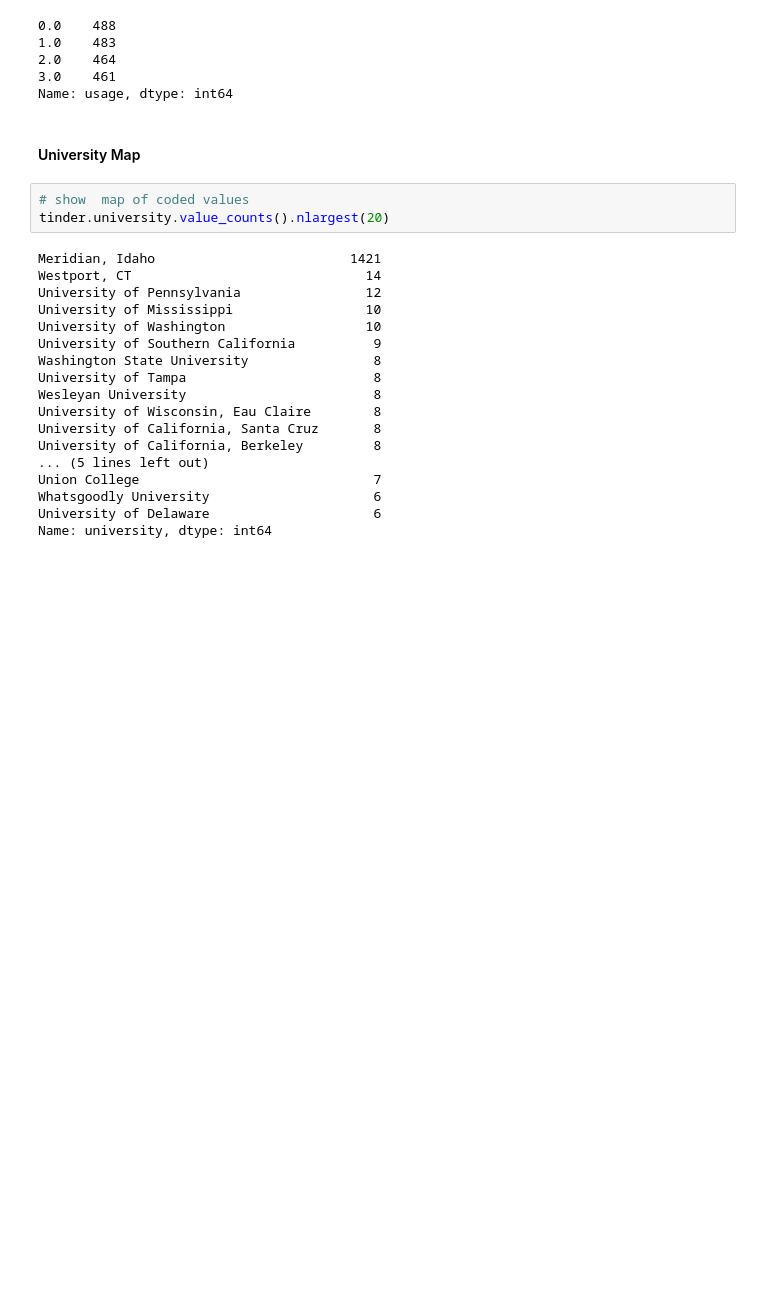
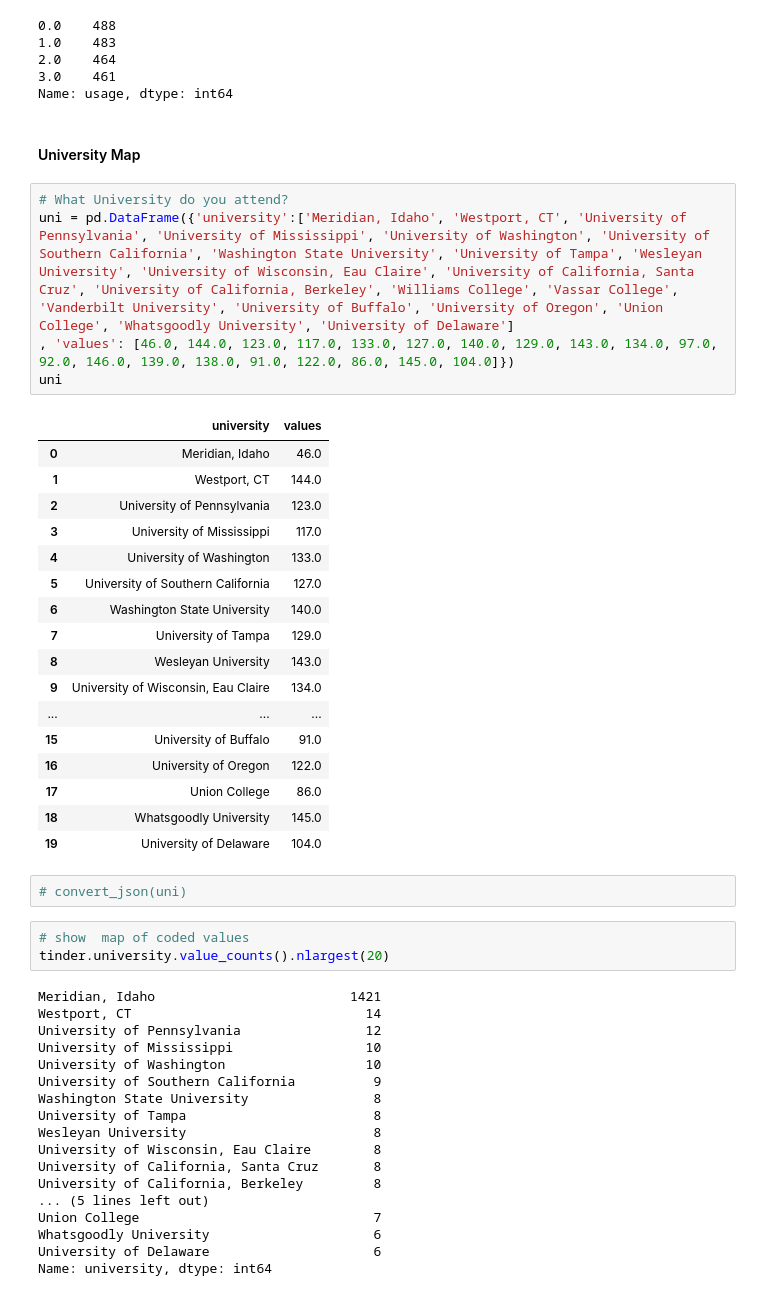
Before and after one commit to jodiambra/Code-Pudding-2, a Jupyter notebook: tinder.ipynb, the cells around one changed output. Cells and saved outputs as stored; diff of their text form; blank space fills up the shorter version.

```diff
--- a/tinder.ipynb
+++ b/tinder.ipynb
@@ -419,6 +421,31 @@ X.usage.value_counts()
 Name: usage, dtype: int64
 # %% [markdown]
 #### University Map
+# %%
+# What University do you attend?
+uni = pd.DataFrame({'university':['Meridian, Idaho', 'Westport, CT', 'University of Pennsylvania', 'University of Mississippi', 'University of Washington', 'University of Southern California', 'Washington State University', 'University of Tampa', 'Wesleyan University', 'University of Wisconsin, Eau Claire', 'University of California, Santa Cruz', 'University of California, Berkeley', 'Williams College', 'Vassar College', 'Vanderbilt University', 'University of Buffalo', 'University of Oregon', 'Union College', 'Whatsgoodly University', 'University of Delaware']
+, 'values': [46.0, 144.0, 123.0, 117.0, 133.0, 127.0, 140.0, 129.0, 143.0, 134.0, 97.0, 92.0, 146.0, 139.0, 138.0, 91.0, 122.0, 86.0, 145.0, 104.0]})
+uni
+# %% [output]
+|  | university | values |
+| 0 | Meridian, Idaho | 46.0 |
+| 1 | Westport, CT | 144.0 |
+| 2 | University of Pennsylvania | 123.0 |
+| 3 | University of Mississippi | 117.0 |
+| 4 | University of Washington | 133.0 |
+| 5 | University of Southern California | 127.0 |
+| 6 | Washington State University | 140.0 |
+| 7 | University of Tampa | 129.0 |
+| 8 | Wesleyan University | 143.0 |
+| 9 | University of Wisconsin, Eau Claire | 134.0 |
+| ... | ... | ... |
+| 15 | University of Buffalo | 91.0 |
+| 16 | University of Oregon | 122.0 |
+| 17 | Union College | 86.0 |
+| 18 | Whatsgoodly University | 145.0 |
+| 19 | University of Delaware | 104.0 |
+# %%
+# convert_json(uni)
 # %%
 # show  map of coded values
 tinder.university.value_counts().nlargest(20)
```
Also changed, not shown: parts of 22 cells of this notebook, 1 other file.
